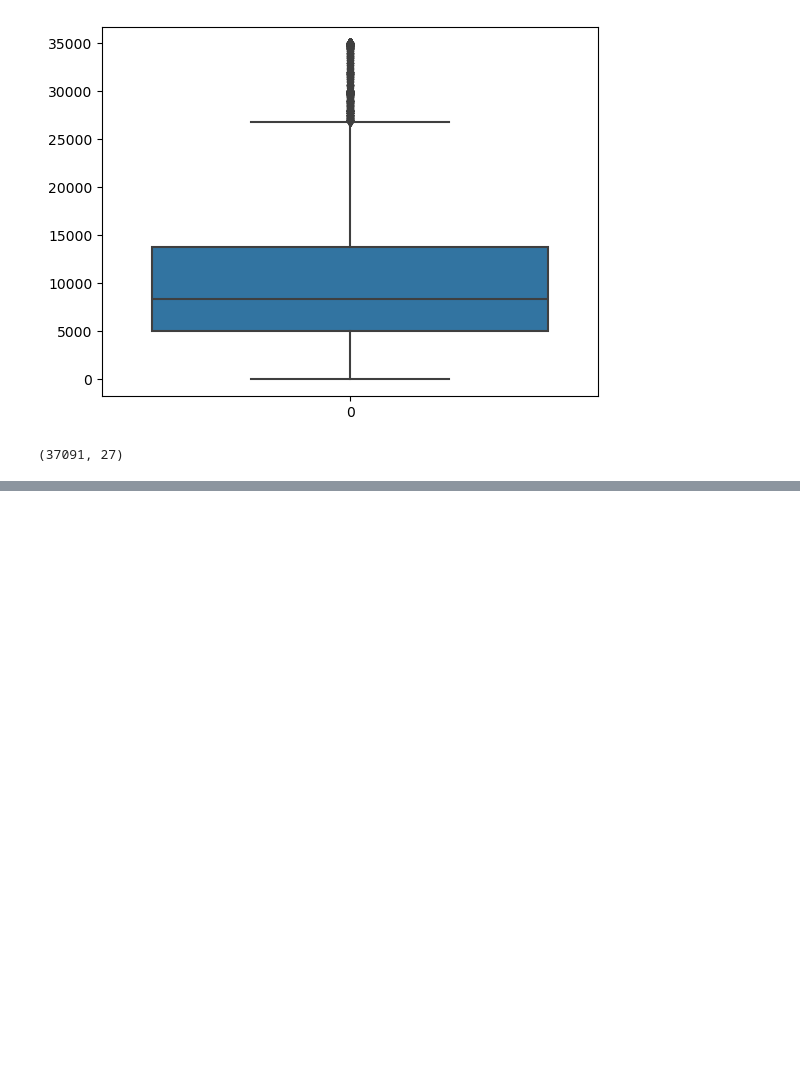
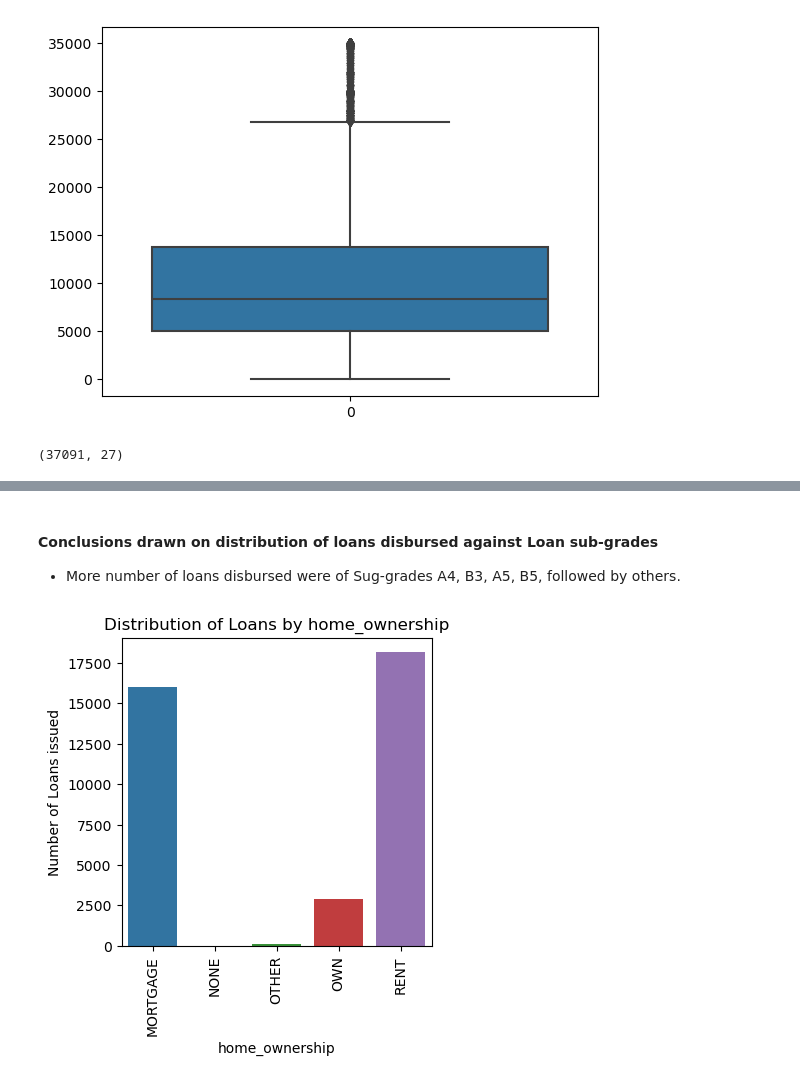
Before and after one commit to karthikgadepalli/LendingClubCaseStudy, a Jupyter notebook: LendingClubCaseStudyAnalysis.ipynb, the cells around one changed output, grey strips where cells are left out. Saved outputs shown, nothing was run; the diff lists cells and outputs as text; code cells hidden in the pictures; blank space fills up the shorter version.

```diff
--- a/LendingClubCaseStudyAnalysis.ipynb
+++ b/LendingClubCaseStudyAnalysis.ipynb
@@ -501,0 +612,17 @@ loandfNew.shape
+# %% [markdown]
+#### Conclusions drawn on distribution of loans disbursed against Loan sub-grades
+- More number of loans disbursed were of Sug-grades A4, B3, A5, B5, followed by others.
+# %%
+# Plotting graph by home_ownership
+plt.figure(figsize=(4,4))
+
+sns.countplot( x="home_ownership", data=loandfNew, order = np.sort(loandfNew['home_ownership'].unique()))
+plt.title("Distribution of Loans by home_ownership")
+plt.xlabel("home_ownership")
+plt.ylabel("Number of Loans issued")
+
+# To rotate axis text
+plt.xticks(rotation=90)
+plt.show()
+# %% [output]
+[figure, added]
```
Also changed, not shown: parts of 70 cells of this notebook.
